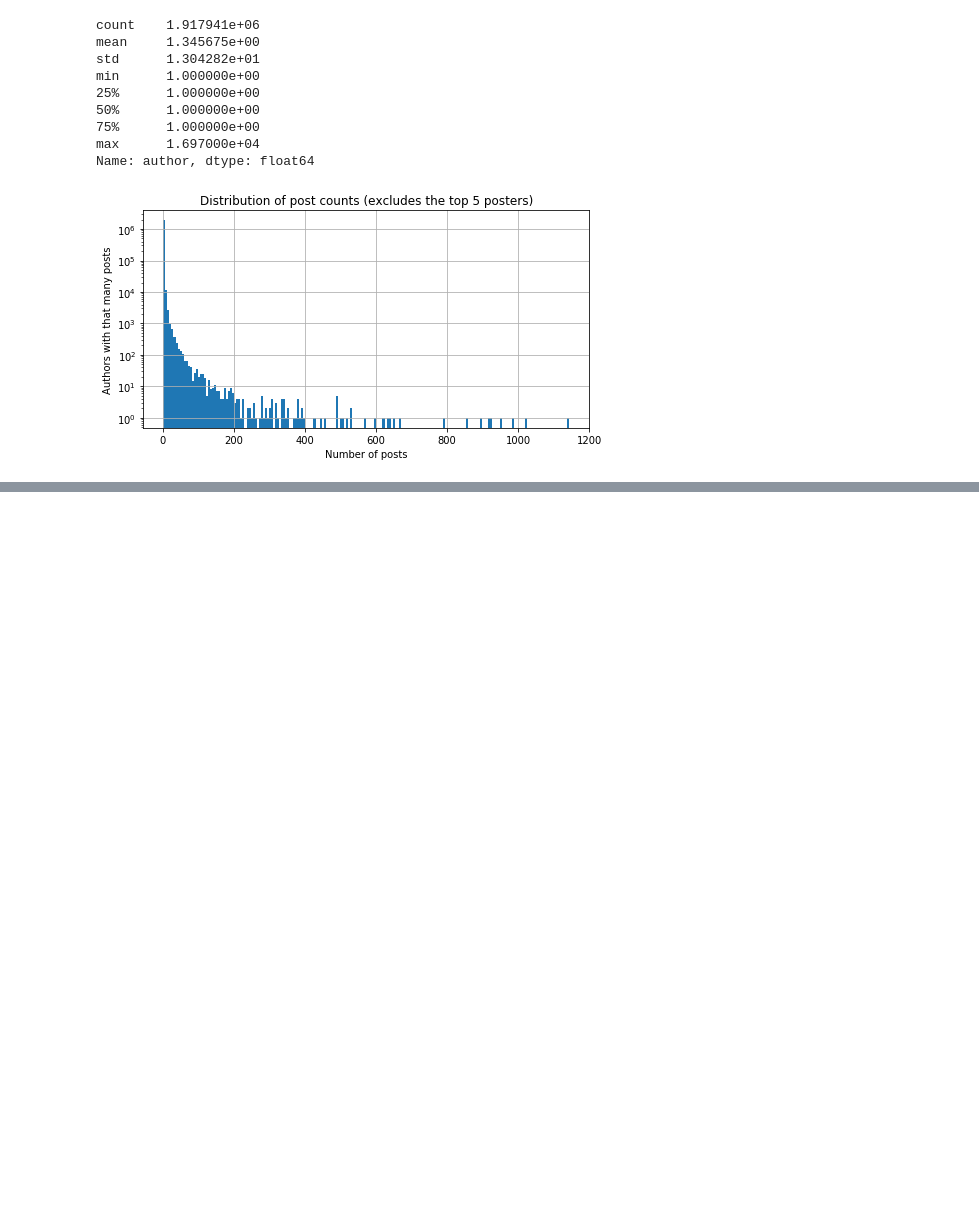
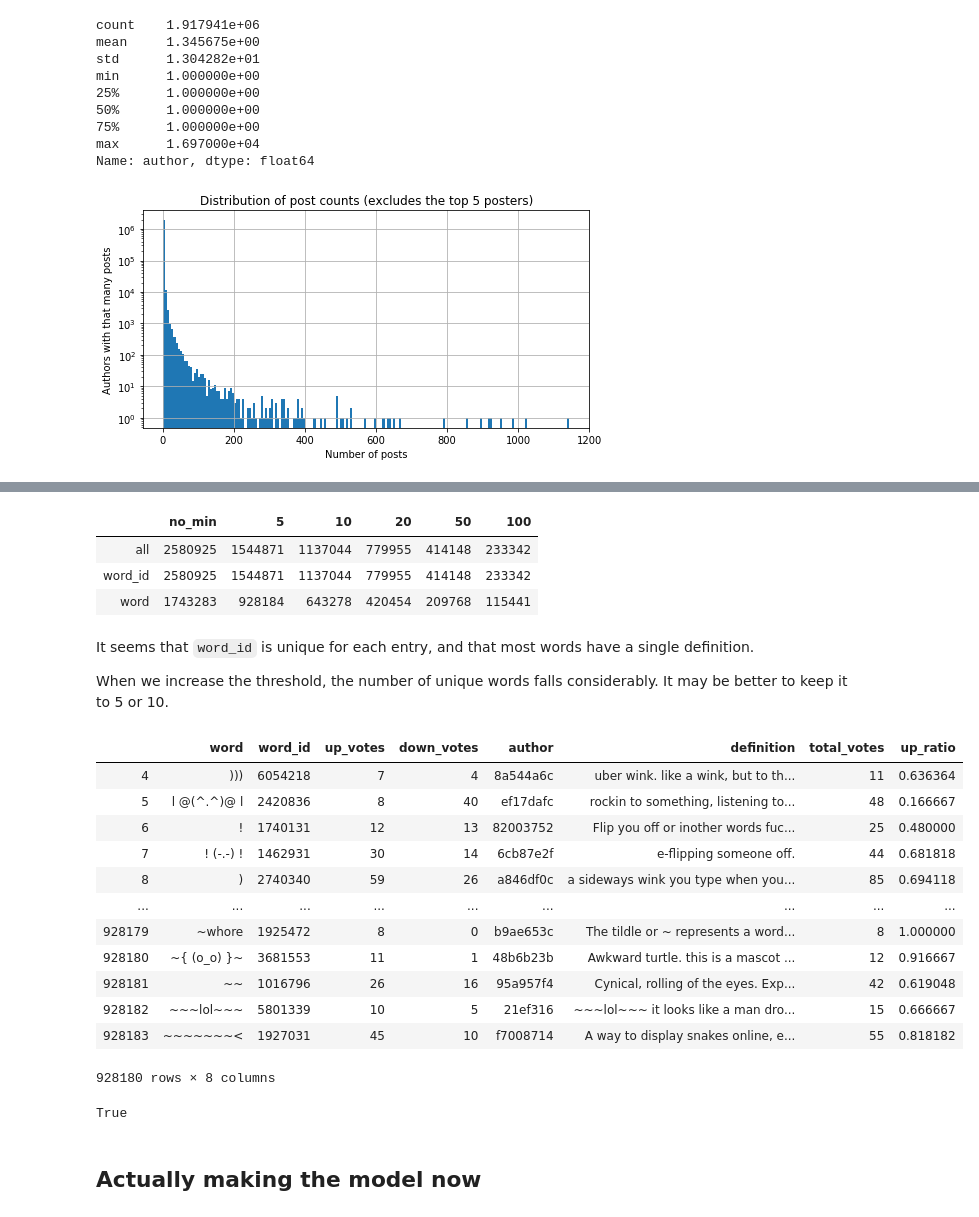
Before and after one commit to gcapu/cool-dad, a Jupyter notebook: urban_dict.ipynb, the cells around one changed output, grey strips where cells are left out. Cells and saved outputs as stored; diff of their text form; code cells hidden in the pictures; blank space fills up the shorter version.

Commit message:
Added data cleanup

```diff
--- a/urban_dict.ipynb
+++ b/urban_dict.ipynb
@@ -112,0 +122,44 @@ Name: author, dtype: float64
+# %%
+# let's first check how many unique words after we select a threshold of minimum up votes.
+min_votes = [5, 10, 20, 50, 100]
+columns = ['no_min'] + [str(i) for i in min_votes]
+unique_values = []
+unique_values.append([len(df)] + [len(df[df.up_votes > i]) for i in min_votes])
+unique_values.append([len(df.word_id.unique())] + [len(df[df.up_votes > i].word_id.unique()) for i in min_votes])
+unique_values.append([len(df.word.unique())] + [len(df[df.up_votes > i].word.unique()) for i in min_votes])
+display(pd.DataFrame(unique_values, columns=columns, index=['all', 'word_id', 'word']))
+# %% [output]
+|  | no_min | 5 | 10 | 20 | 50 | 100 |
+| all | 2580925 | 1544871 | 1137044 | 779955 | 414148 | 233342 |
+| word_id | 2580925 | 1544871 | 1137044 | 779955 | 414148 | 233342 |
+| word | 1743283 | 928184 | 643278 | 420454 | 209768 | 115441 |
+# %% [markdown]
+It seems that `word_id` is unique for each entry, and that most words have a single definition.
+
+When we increase the threshold, the number of unique words falls considerably. It may be better to keep it to 5 or 10.
+# %%
+# setting the min upvote threshold and getting the post with highest upvote ratio
+fdf = df[df.up_votes > 5].sort_values('up_ratio').groupby('word').last().reset_index()
+# Removing whitespace words
+fdf[fdf.word.str.strip() != '']
+# %% [output]
+|  | word | word_id | up_votes | down_votes | author | definition | total_votes | up_ratio |
+| 4 | ))) | 6054218 | 7 | 4 | 8a544a6c | uber wink. like a wink, but to th... | 11 | 0.636364 |
+| 5 | l @(^.^)@ l | 2420836 | 8 | 40 | ef17dafc | rockin to something, listening to... | 48 | 0.166667 |
+| 6 | ! | 1740131 | 12 | 13 | 82003752 | Flip you off or inother words fuc... | 25 | 0.480000 |
+| 7 | ! (-.-) ! | 1462931 | 30 | 14 | 6cb87e2f | e-flipping someone off. | 44 | 0.681818 |
+| 8 | ) | 2740340 | 59 | 26 | a846df0c | a sideways wink you type when you... | 85 | 0.694118 |
+| ... | ... | ... | ... | ... | ... | ... | ... | ... |
+| 928179 | ~whore | 1925472 | 8 | 0 | b9ae653c | The tildle or ~ represents a word... | 8 | 1.000000 |
+| 928180 | ~{ (o_o) }~ | 3681553 | 11 | 1 | 48b6b23b | Awkward turtle. this is a mascot ... | 12 | 0.916667 |
+| 928181 | ~~ | 1016796 | 26 | 16 | 95a957f4 | Cynical, rolling of the eyes. Exp... | 42 | 0.619048 |
+| 928182 | ~~~lol~~~ | 5801339 | 10 | 5 | 21ef316 | ~~~lol~~~ it looks like a man dro... | 15 | 0.666667 |
+| 928183 | ~~~~~~~< | 1927031 | 45 | 10 | f7008714 | A way to display snakes online, e... | 55 | 0.818182 |
+928180 rows × 8 columns
+# %%
+# let's make sure we actually have one definition per word
+print(len(fdf) == len(fdf.word.unique()))
+# %% [output]
+True
+# %% [markdown]
+## Actually making the model now
```
Also changed, not shown: parts of 1 cell of this notebook.
